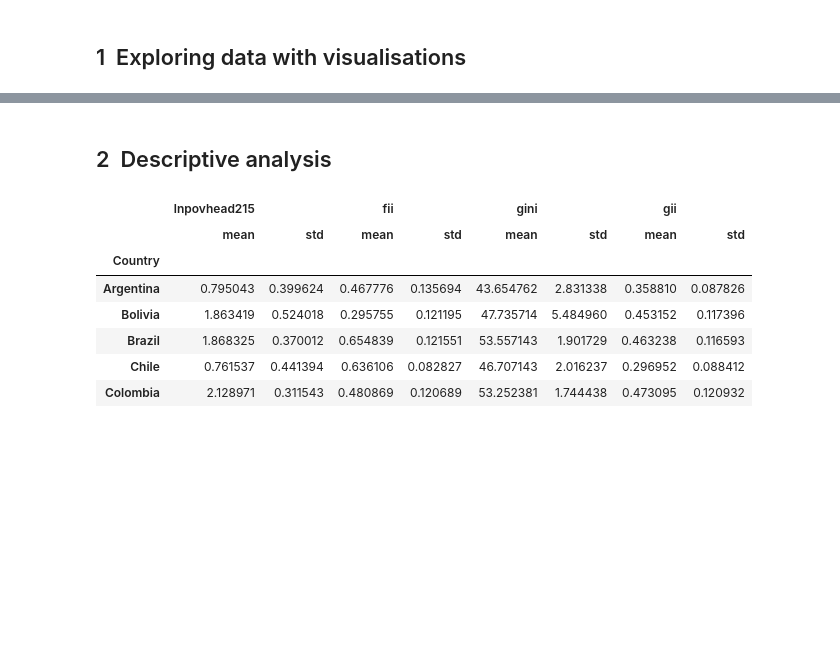
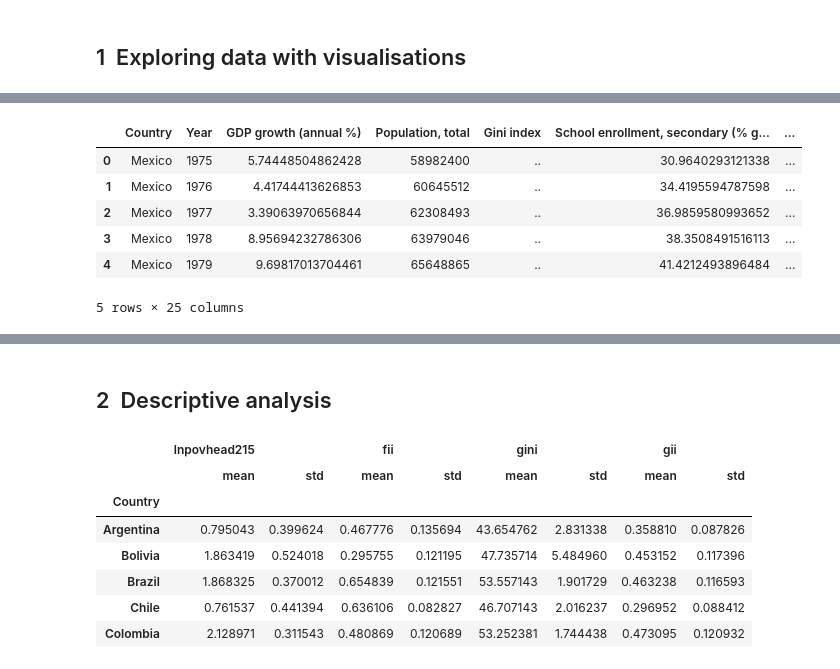
Before and after one commit to lanureeeh/project, a Jupyter notebook: complete_project_notebook.ipynb, the cells around one changed output, grey strips where cells are left out. Drawn from its saved outputs; the diff is of its cells as text; code cells hidden in the pictures; blank space fills up the shorter version.

```diff
--- a/complete_project_notebook.ipynb
+++ b/complete_project_notebook.ipynb
@@ -2618,6 +137,17 @@ Panel dimensions: (336, 20)
 | 30 | Mexico | 2005 | 2.113247 | 50.90 | 0.6994 | 0.425 | -0.382990 | 2.174752 | 2.404801 | 3.980852 | ... |
 | 31 | Mexico | 2006 | 4.805014 | 49.70 | 0.6977 | 0.430 | -0.472546 | 1.856298 | 2.388042 | 4.016061 | ... |
 | 32 | Mexico | 2007 | 2.077864 | 50.25 | 0.7068 | 0.430 | -0.542932 | 1.901104 | 2.393147 | 4.029958 | ... |
+# %%
+merged_data = pd.read_csv('data/processed/merged_dataset_1975_2024.csv')
+merged_data.head()
+# %% [output]
+|  | Country | Year | GDP growth (annual %) | Population, total | Gini index | School enrollment, secondary (% g... | ... |
+| 0 | Mexico | 1975 | 5.74448504862428 | 58982400 | .. | 30.9640293121338 | ... |
+| 1 | Mexico | 1976 | 4.41744413626853 | 60645512 | .. | 34.4195594787598 | ... |
+| 2 | Mexico | 1977 | 3.39063970656844 | 62308493 | .. | 36.9859580993652 | ... |
+| 3 | Mexico | 1978 | 8.95694232786306 | 63979046 | .. | 38.3508491516113 | ... |
+| 4 | Mexico | 1979 | 9.69817013704461 | 65648865 | .. | 41.4212493896484 | ... |
+5 rows × 25 columns
 # %%
 
 # Missingness overview
```
Also changed, not shown: parts of 28 cells of this notebook, 45 other files.
